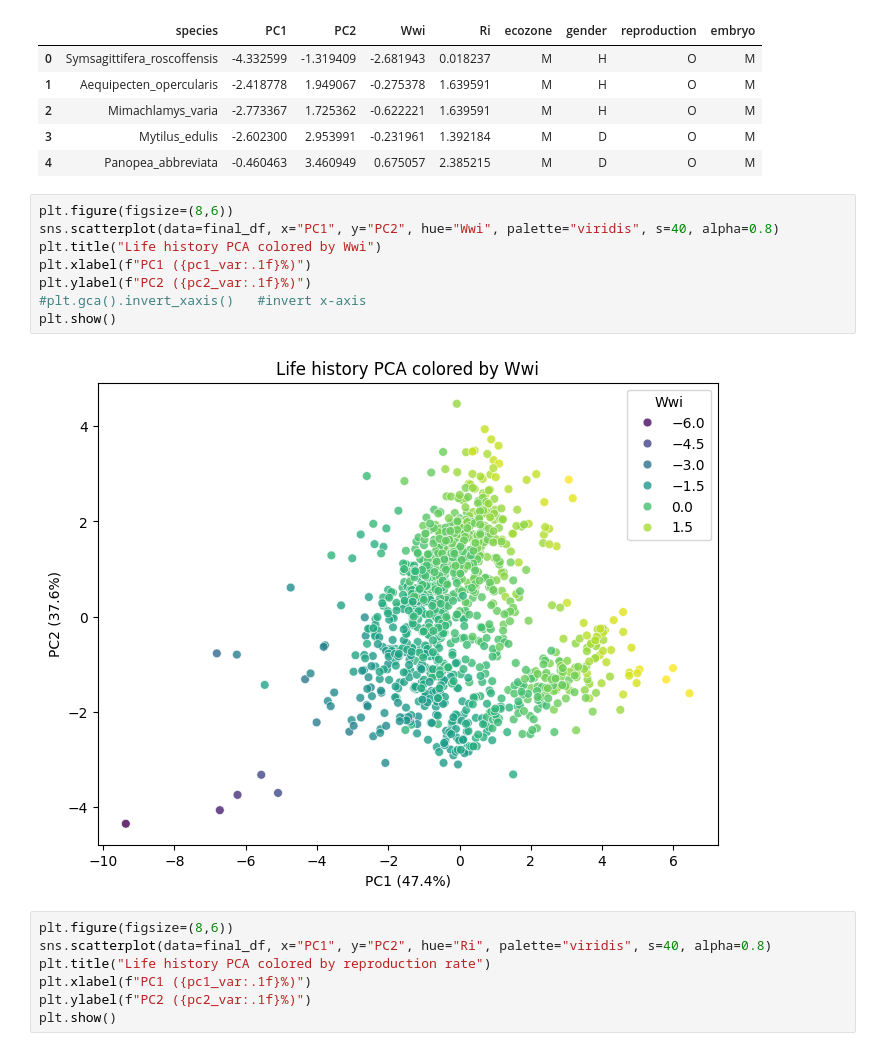
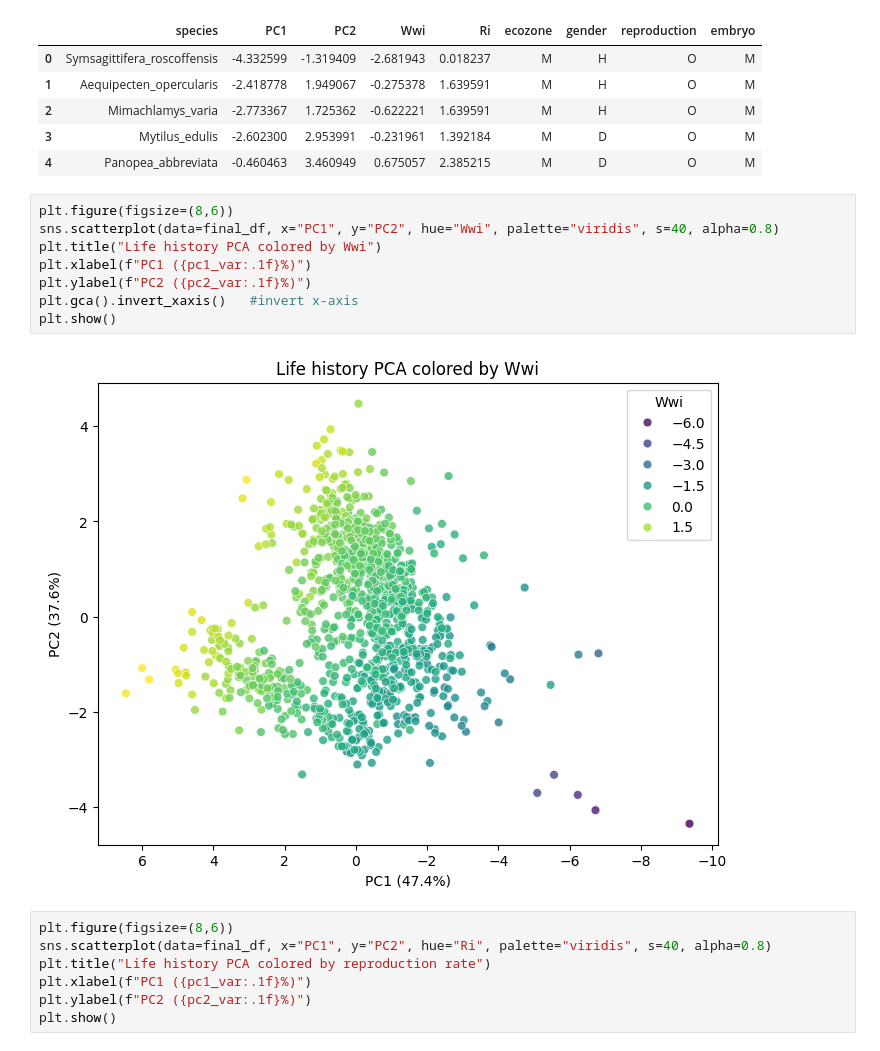
Before and after one commit to lululrm/Kermit-internship, a Jupyter notebook: life_history_pca.ipynb, the cells around one changed output. Cells and saved outputs as stored; diff of their text form.

```diff
--- a/life_history_pca.ipynb
+++ b/life_history_pca.ipynb
@@ -129,13 +129,13 @@ final_df.head()
 # %%
 plt.figure(figsize=(8,6))
 sns.scatterplot(data=final_df, x="PC1", y="PC2", hue="Wwi", palette="viridis", s=40, alpha=0.8)
 plt.title("Life history PCA colored by Wwi")
 plt.xlabel(f"PC1 ({pc1_var:.1f}%)")
 plt.ylabel(f"PC2 ({pc2_var:.1f}%)")
-#plt.gca().invert_xaxis()   #invert x-axis
+plt.gca().invert_xaxis()   #invert x-axis
 plt.show()
 # %% [output]
-[figure, old version]
+[figure, new version]
 # %%
 plt.figure(figsize=(8,6))
 sns.scatterplot(data=final_df, x="PC1", y="PC2", hue="Ri", palette="viridis", s=40, alpha=0.8)
```
Also changed, not shown: parts of 4 cells of this notebook.
